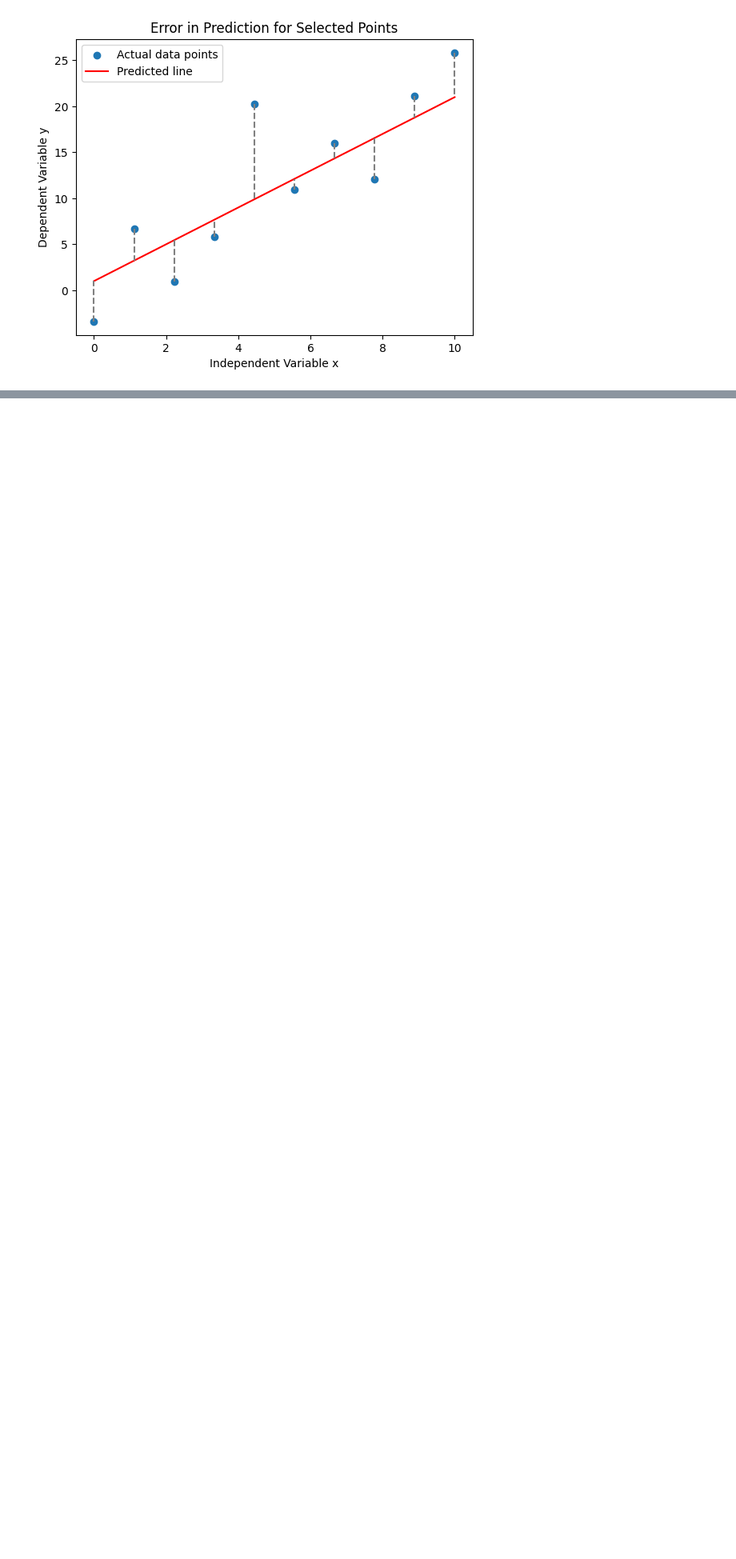
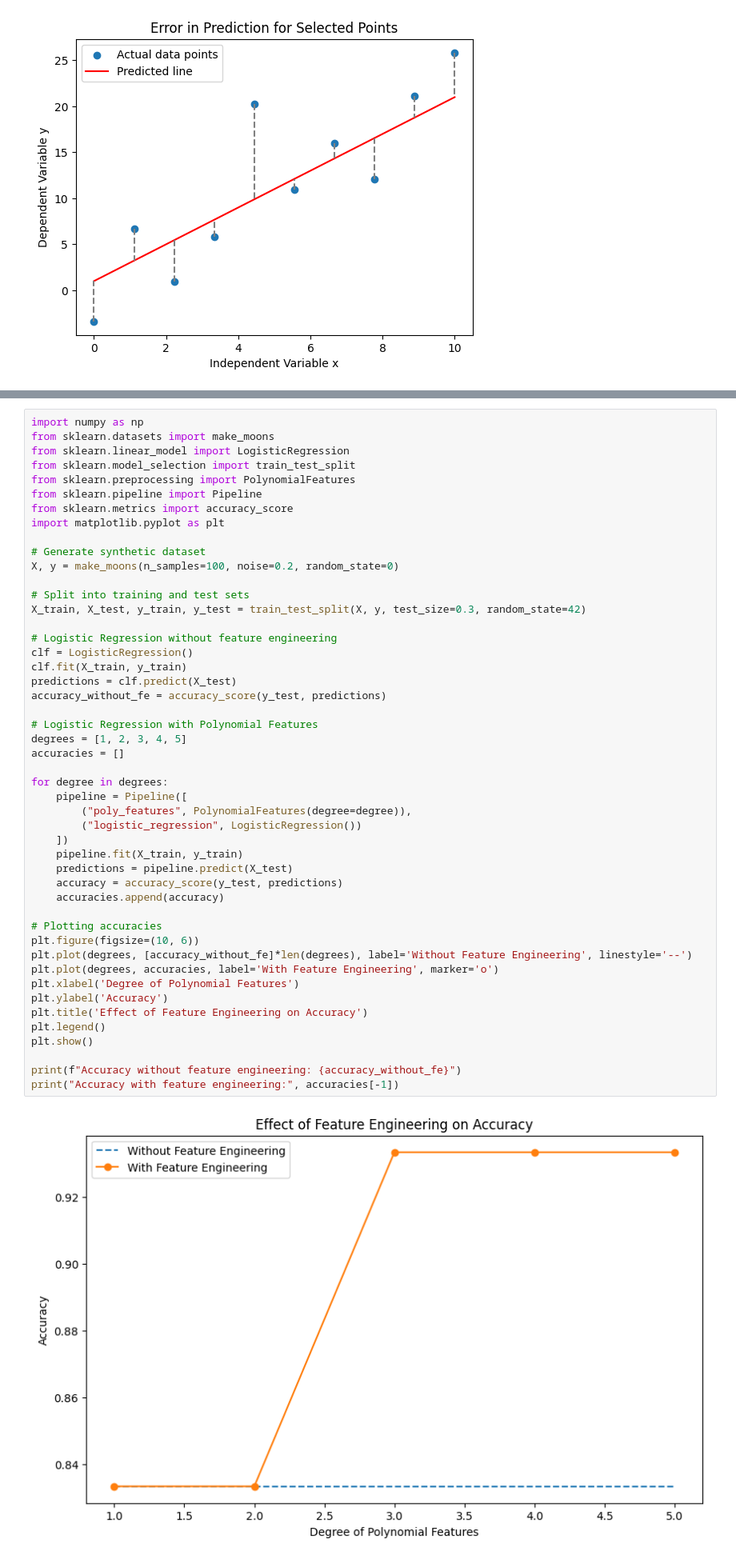
Before and after one commit to interactive-ml-book/interactive-ml-book.github.io, a Jupyter notebook: _sources/cse-workshop-2024.ipynb, the cells around one changed output, grey strips where cells are left out. Shown: that part at 80% size. Drawn from its saved outputs; the diff is of its cells as text; blank space fills up the shorter version.

```diff
--- a/_sources/cse-workshop-2024.ipynb
+++ b/_sources/cse-workshop-2024.ipynb
@@ -195,0 +552,50 @@ plt.show()
+# %%
+import numpy as np
+from sklearn.datasets import make_moons
+from sklearn.linear_model import LogisticRegression
+from sklearn.model_selection import train_test_split
+from sklearn.preprocessing import PolynomialFeatures
+from sklearn.pipeline import Pipeline
+from sklearn.metrics import accuracy_score
+import matplotlib.pyplot as plt
+
+# Generate synthetic dataset
+X, y = make_moons(n_samples=100, noise=0.2, random_state=0)
+
+# Split into training and test sets
+X_train, X_test, y_train, y_test = train_test_split(X, y, test_size=0.3, random_state=42)
+
+# Logistic Regression without feature engineering
+clf = LogisticRegression()
+clf.fit(X_train, y_train)
+predictions = clf.predict(X_test)
+accuracy_without_fe = accuracy_score(y_test, predictions)
+
+# Logistic Regression with Polynomial Features
+degrees = [1, 2, 3, 4, 5]
+accuracies = []
+
+for degree in degrees:
+    pipeline = Pipeline([
+        ("poly_features", PolynomialFeatures(degree=degree)),
+        ("logistic_regression", LogisticRegression())
+    ])
+    pipeline.fit(X_train, y_train)
+    predictions = pipeline.predict(X_test)
+    accuracy = accuracy_score(y_test, predictions)
+    accuracies.append(accuracy)
+
+# Plotting accuracies
+plt.figure(figsize=(10, 6))
+plt.plot(degrees, [accuracy_without_fe]*len(degrees), label='Without Feature Engineering', linestyle='--')
+plt.plot(degrees, accuracies, label='With Feature Engineering', marker='o')
+plt.xlabel('Degree of Polynomial Features')
+plt.ylabel('Accuracy')
+plt.title('Effect of Feature Engineering on Accuracy')
+plt.legend()
+plt.show()
+
+print(f"Accuracy without feature engineering: {accuracy_without_fe}")
+print("Accuracy with feature engineering:", accuracies[-1])
+# %% [output]
+[figure, added]
```
Also changed, not shown: parts of 19 cells of this notebook, 5 other files.
